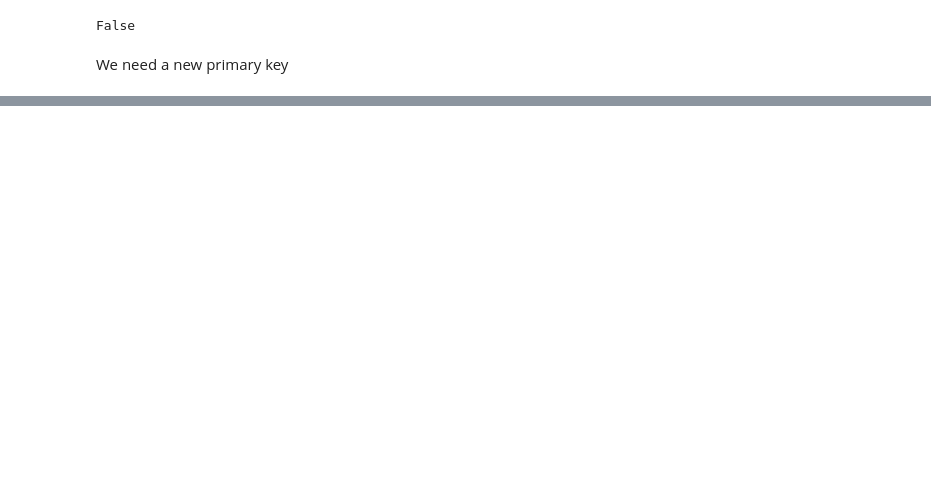
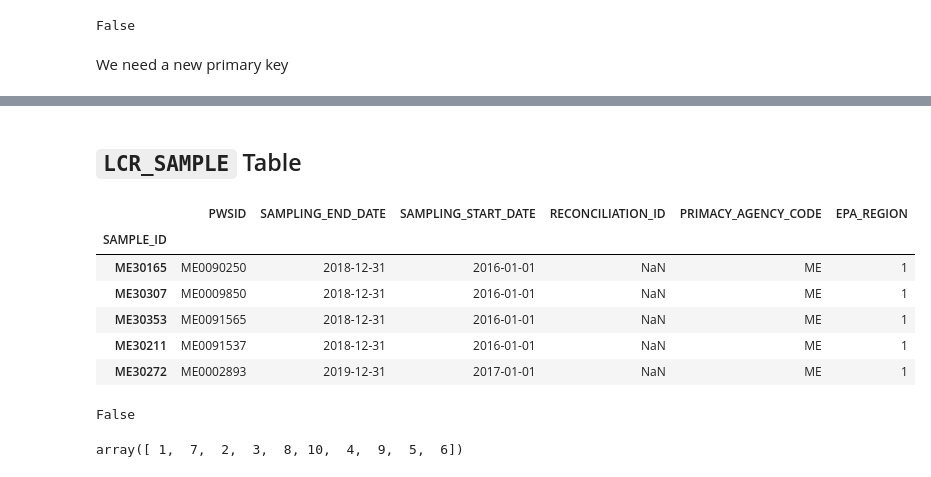
Before and after one commit to codeforboston/safe-water, a Jupyter notebook: csv_pre_processing_for_DB_integration.ipynb, the cells around one changed output, grey strips where cells are left out. Saved outputs shown, nothing was run; the diff lists cells and outputs as text; code cells hidden in the pictures; blank space fills up the shorter version.

Commit message:
add: LCR_SAMPLE table

```diff
--- a/csv_pre_processing_for_DB_integration.ipynb
+++ b/csv_pre_processing_for_DB_integration.ipynb
@@ -601,3 +605,35 @@ cont_groups.head()
 # Data will be saved in the `sanitized` folder.
 sanitized_conts_groupe_file = join(PATH_TO_DATA_FOLDER, 'sanitized', 'CONTAMINANT_GROUP_CODES.csv')
 cont_groups.to_csv(sanitized_conts_groupe_file, sep=",", encoding='utf-8')
+# %% [markdown]
+## `LCR_SAMPLE` Table
+# %%
+SAMPLING_START_DATE_idx = 3
+SAMPLING_END_DATE_idx = 2
+# %%
+samp = pd.read_csv(join(PATH_TO_DATA_FOLDER, "DG_LCR_SAMPLE.csv"),
+                 sep=",",
+                 header=0,
+                 encoding="utf-8",
+                index_col=1,
+                 low_memory=False,
+                parse_dates=[SAMPLING_END_DATE_idx, SAMPLING_START_DATE_idx]
+                 )
+# %%
+samp.head()
+# %% [output]
+|  | PWSID | SAMPLING_END_DATE | SAMPLING_START_DATE | RECONCILIATION_ID | PRIMACY_AGENCY_CODE | EPA_REGION |
+| SAMPLE_ID |  |  |  |  |  |  |
+| ME30165 | ME0090250 | 2018-12-31 | 2016-01-01 | NaN | ME | 1 |
+| ME30307 | ME0009850 | 2018-12-31 | 2016-01-01 | NaN | ME | 1 |
+| ME30353 | ME0091565 | 2018-12-31 | 2016-01-01 | NaN | ME | 1 |
+| ME30211 | ME0091537 | 2018-12-31 | 2016-01-01 | NaN | ME | 1 |
+| ME30272 | ME0002893 | 2019-12-31 | 2017-01-01 | NaN | ME | 1 |
+# %%
+samp.PWSID.isnull().values.any()
+# %% [output]
+False
+# %%
+samp.EPA_REGION.unique()
+# %% [output]
+array([ 1,  7,  2,  3,  8, 10,  4,  9,  5,  6])
```
Also changed, not shown: parts of 13 cells of this notebook, 1 other file.
